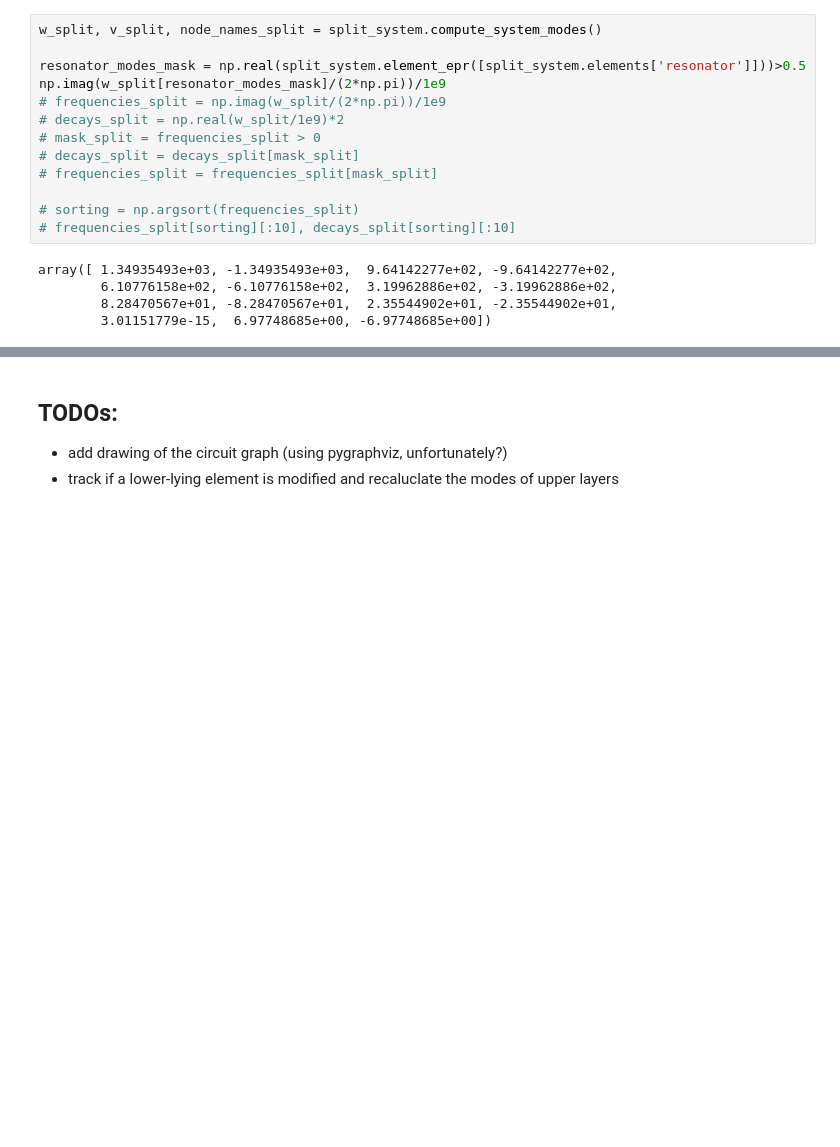
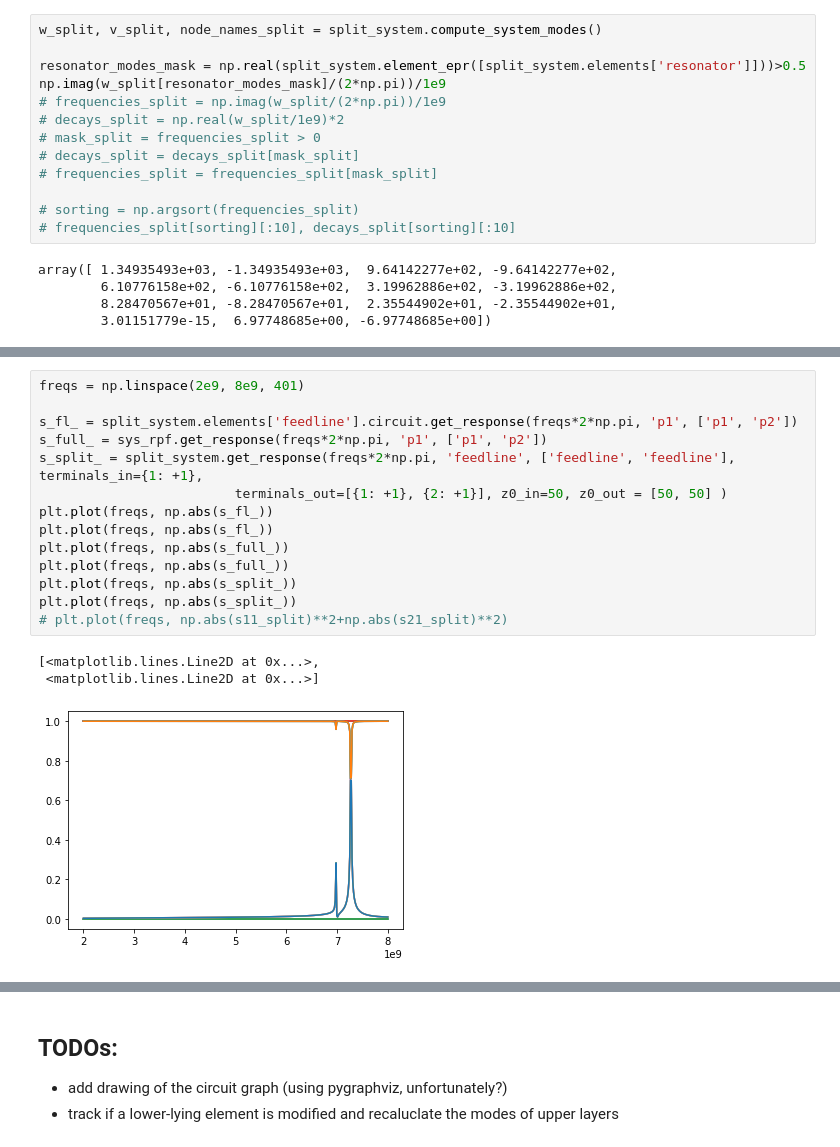
Before and after one commit to ooovector/tlsim2, a Jupyter notebook: example_notebooks/TLSim2 tutorial.ipynb, the cells around one changed output, grey strips where cells are left out. Drawn from its saved outputs; the diff is of its cells as text; blank space fills up the shorter version.

```diff
--- a/example_notebooks/TLSim2 tutorial.ipynb
+++ b/example_notebooks/TLSim2 tutorial.ipynb
@@ -454,0 +555,18 @@ array([ 1.34935493e+03, -1.34935493e+03,  9.64142277e+02, -9.64142277e+02,
+# %%
+freqs = np.linspace(2e9, 8e9, 401)
+
+s_fl_ = split_system.elements['feedline'].circuit.get_response(freqs*2*np.pi, 'p1', ['p1', 'p2'])
+s_full_ = sys_rpf.get_response(freqs*2*np.pi, 'p1', ['p1', 'p2'])
+s_split_ = split_system.get_response(freqs*2*np.pi, 'feedline', ['feedline', 'feedline'], terminals_in={1: +1},
+                         terminals_out=[{1: +1}, {2: +1}], z0_in=50, z0_out = [50, 50] )
+plt.plot(freqs, np.abs(s_fl_))
+plt.plot(freqs, np.abs(s_fl_))
+plt.plot(freqs, np.abs(s_full_))
+plt.plot(freqs, np.abs(s_full_))
+plt.plot(freqs, np.abs(s_split_))
+plt.plot(freqs, np.abs(s_split_))
+# plt.plot(freqs, np.abs(s11_split)**2+np.abs(s21_split)**2)
+# %% [output]
+[<matplotlib.lines.Line2D at 0x...>,
+ <matplotlib.lines.Line2D at 0x...>]
+[figure, added]
```
Also changed, not shown: parts of 23 cells of this notebook, 1 other file.
